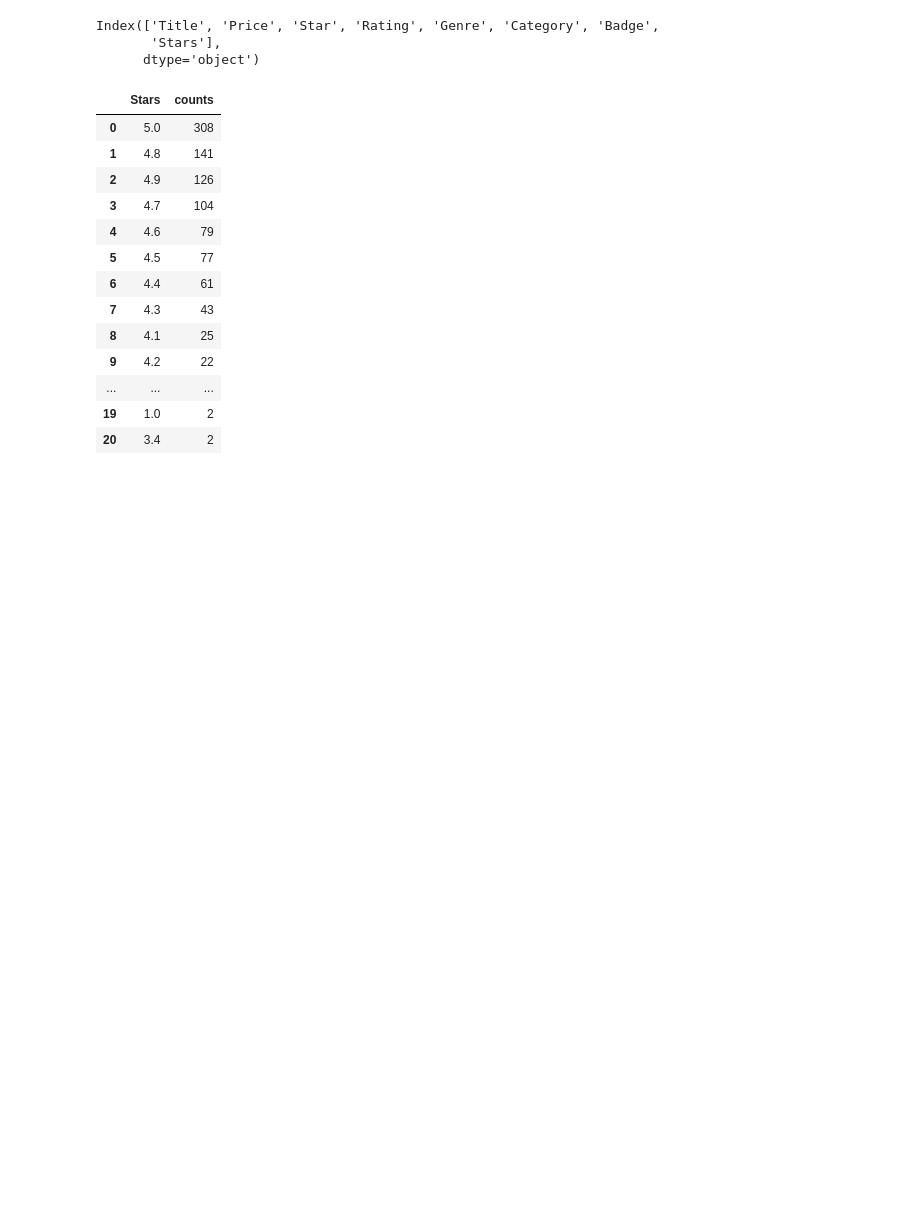
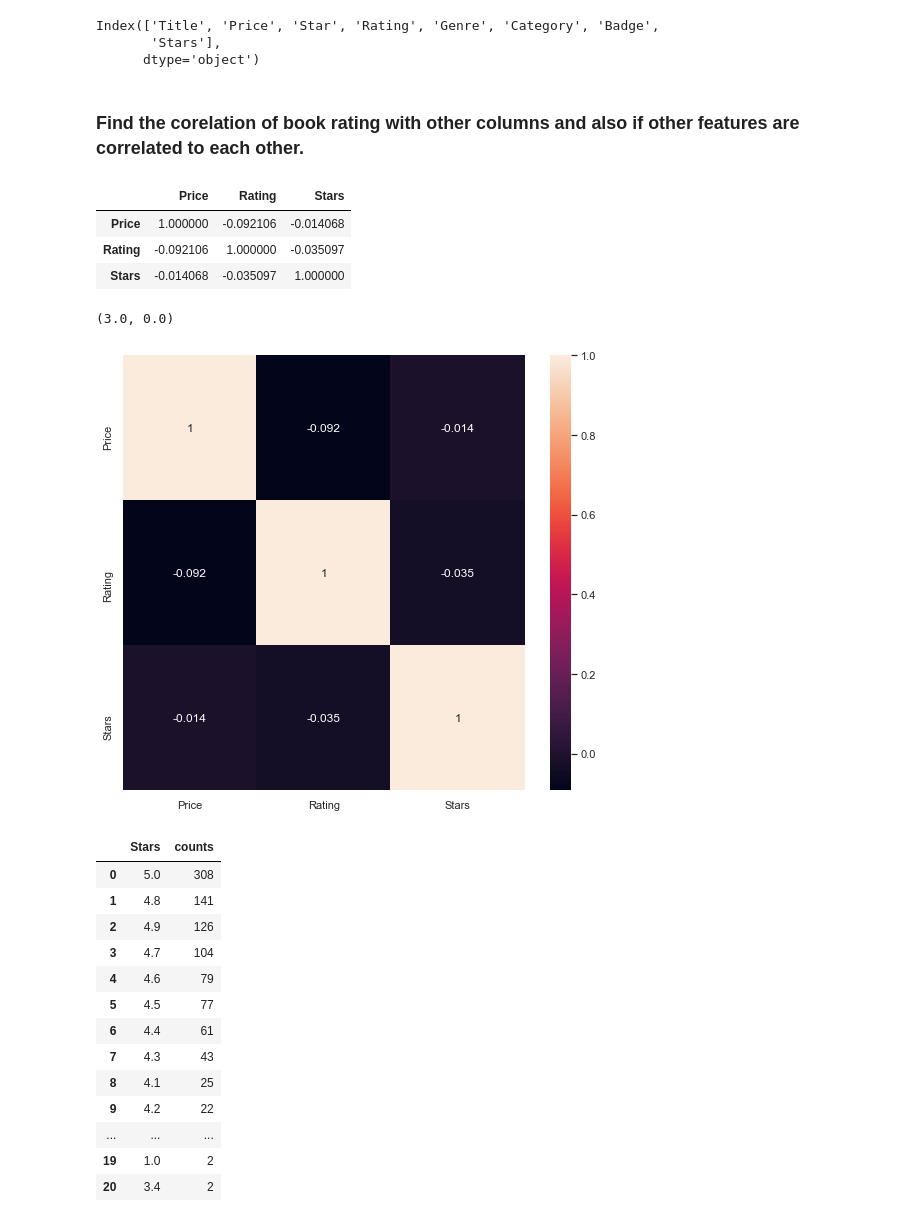
Before and after one commit to Richa-Vala/NYCWebscraping, a Jupyter notebook: NYCEDA.ipynb, the cells around one changed output. Drawn from its saved outputs; the diff is of its cells as text; code cells hidden in the pictures; blank space fills up the shorter version.

```diff
--- a/NYCEDA.ipynb
+++ b/NYCEDA.ipynb
@@ -467,6 +473,26 @@ Index(['Title', 'Price', 'Star', 'Rating', 'Genre', 'Category', 'Badge',
       dtype='object')
 # %%
 dfbook1["Stars"]= dfbook1["Stars"].astype(str).astype(float)
+# %% [markdown]
+### Find the corelation of book rating with other columns and also if other features are correlated to each other.
+# %%
+# Correlation heatmap
+df_corr = dfbook1.corr()
+df_corr
+# %% [output]
+|  | Price | Rating | Stars |
+| Price | 1.000000 | -0.092106 | -0.014068 |
+| Rating | -0.092106 | 1.000000 | -0.035097 |
+| Stars | -0.014068 | -0.035097 | 1.000000 |
+# %%
+plt.figure(figsize=(9, 8))
+
+ax = sns.heatmap(df_corr, annot=True)
+bottom, top = ax.get_ylim()
+ax.set_ylim(bottom + 0.5, top - 0.5)
+# %% [output]
+(3.0, 0.0)
+[figure, added]
 # %%
 # Barplot
 
```
Also changed, not shown: parts of 26 cells of this notebook, 2 other files.
